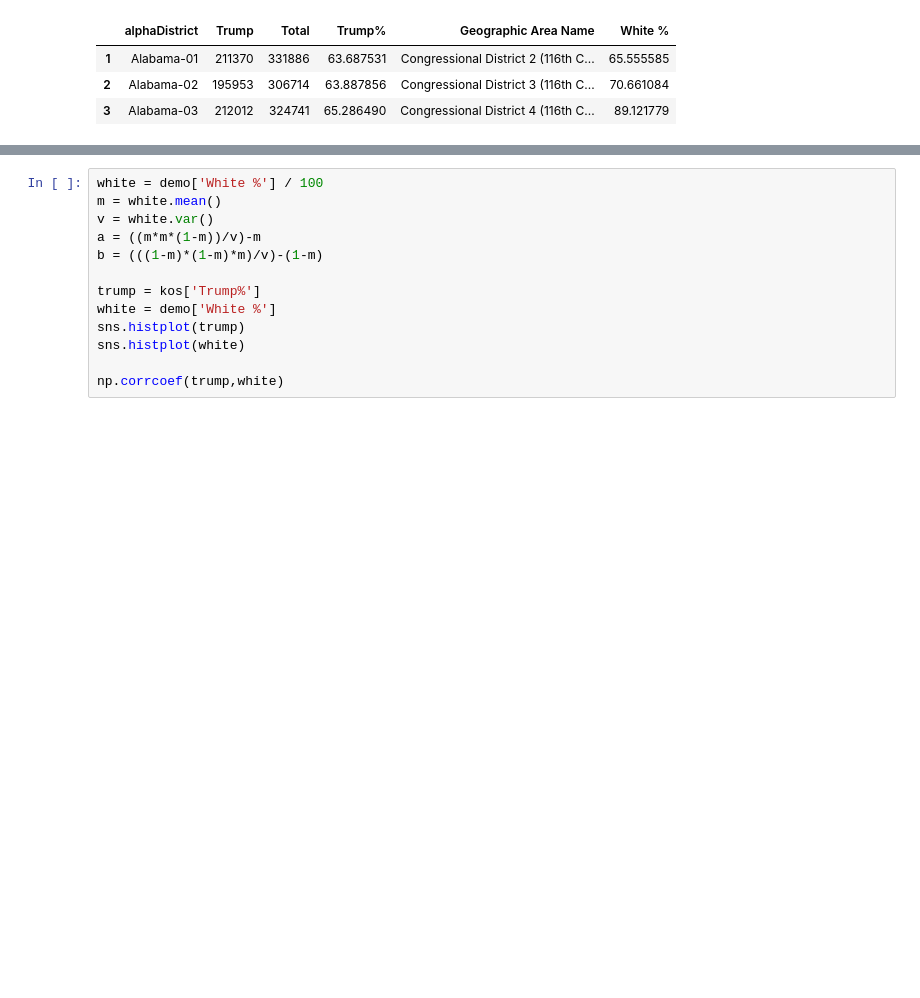
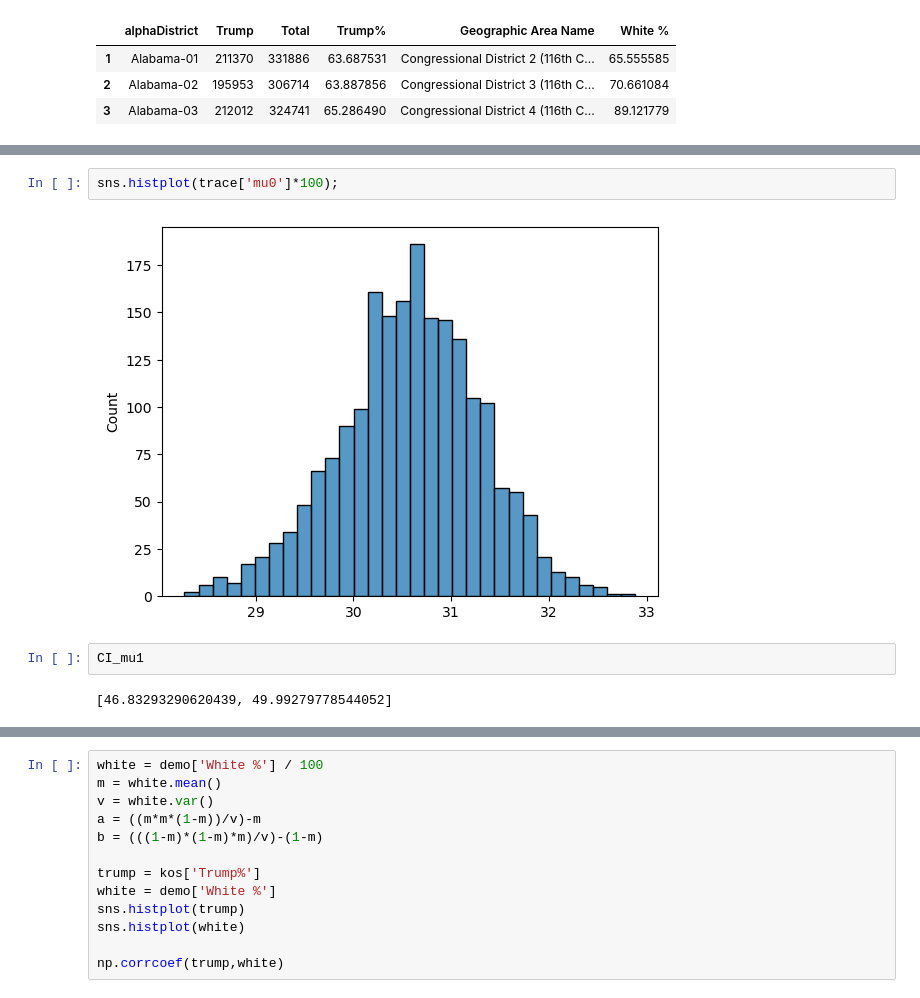
Before and after one commit to sarsong/data102proj, a Jupyter notebook: bayes.ipynb, the cells around one changed output, grey strips where cells are left out. Saved outputs shown, nothing was run; the diff lists cells and outputs as text; blank space fills up the shorter version.

```diff
--- a/bayes.ipynb
+++ b/bayes.ipynb
@@ -196 +235,9 @@ We recommend running at least 4 chains for robust computation of convergence dia
+# %%
+sns.histplot(trace['mu0']*100);
+# %% [output]
+[figure, added]
+# %%
+CI_mu1
+# %% [output]
+[46.83293290620439, 49.99279778544052]
 # %%
```
Also changed, not shown: parts of 13 cells of this notebook.
